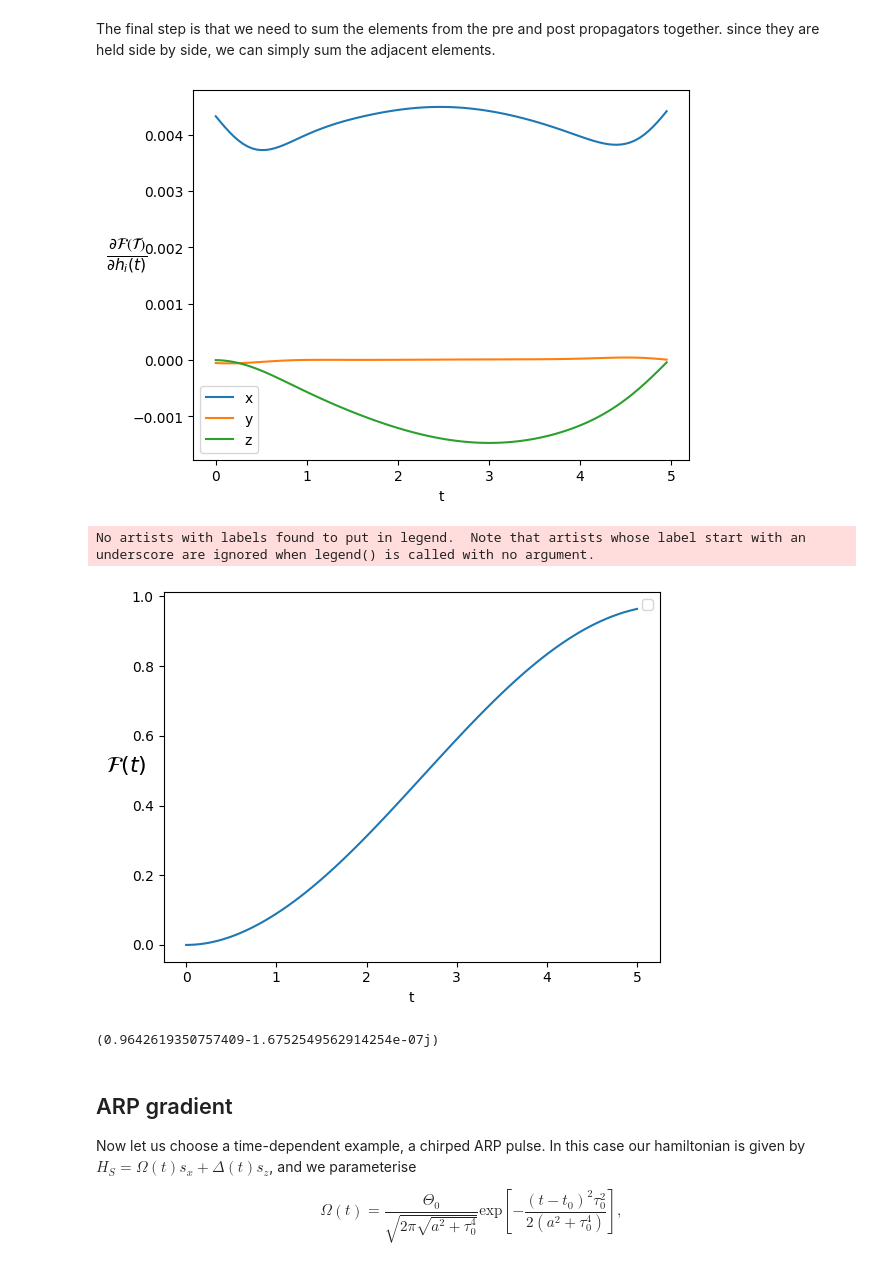
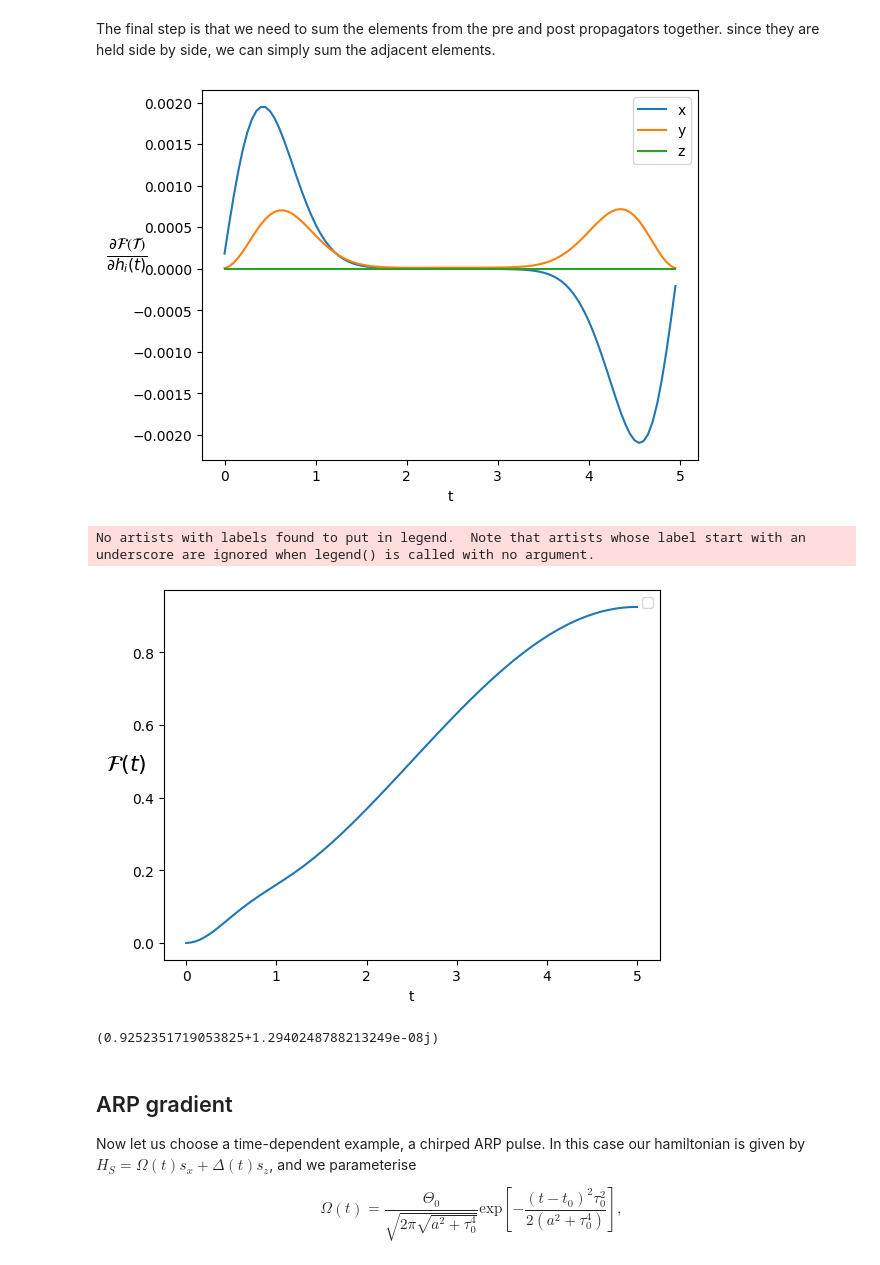
Before and after one commit to ebutler414/OQuPy, a Jupyter notebook: tutorials/gradients_introduction.ipynb, the cells around one changed output. Drawn from its saved outputs; the diff is of its cells as text; code cells hidden in the pictures.

```diff
--- a/tutorials/gradients_introduction.ipynb
+++ b/tutorials/gradients_introduction.ipynb
@@ -254,10 +254,10 @@ num_times = process_tensor.__len__()
 times_fidelity = get_full_timesteps(process_tensor,start_time=0,inc_endtime=True)
 times_gradient = get_full_timesteps(process_tensor,start_time=0,inc_endtime=False)
 
-# pi pulse conjugate to s_x
-h_x = np.ones(2*num_times) * np.pi / max_time
-h_x = h_x.tolist()
-h_z = np.zeros(2*num_times).tolist()
+# pi pulse conjugate to s_z
+h_z = np.ones(2*num_times) * np.pi / max_time
+h_z = h_z.tolist()
+h_x = np.zeros(2*num_times).tolist()
 h_y = np.zeros(2*num_times).tolist()
 
 
@@ -273,8 +273,8 @@ The last thing we need to do is to provide a list of the times that we have prov
 # %%
 gradient_dynamics = oqupy.state_gradient(
                 system=system,
-                initial_state=oqupy.operators.spin_dm('z-'),
-                target_state=oqupy.operators.spin_dm('z+').T,
+                initial_state=oqupy.operators.spin_dm('x-'),
+                target_state=oqupy.operators.spin_dm('x+'),
                 process_tensor=process_tensor,
                 parameters=parameters,
                 return_dynamics=True,
@@ -335,38 +335,38 @@ plt.plot(times_gradient,final_derivs_z.real,label='z')
 
 plt.legend()
 plt.ylabel(r"$\frac{\partial \mathcal{F(T)}}{\partial h_i (t)}$",rotation=0,fontsize=16)
 plt.xlabel("t")
 plt.show()
 
-target_state=oqupy.operators.spin_dm('z+')
+target_state=oqupy.operators.spin_dm('x+')
 
 plt.figure()
 
 hs_dim = 2
 
 target_ndarray = target_state
 dynamics = gradient_dynamics['dynamics']
 fidelity=[]
 
 for state in dynamics.states:
     sqrt_final_state = sqrtm(state)
     intermediate_1 = sqrt_final_state @ target_state
     inside_of_sqrt = intermediate_1 @ sqrt_final_state
     fidelity.append((sqrtm(inside_of_sqrt).trace())**2)
 
 plt.plot(times_fidelity,fidelity)
 plt.ylabel(r"$\mathcal{F} (t)$",rotation=0,fontsize=16)
 plt.xlabel("t")
 
 plt.legend()
 plt.show()
 
 print(fidelity_final)
 # %% [output]
-[figure, old version]
+[figure, new version]
 No artists with labels found to put in legend.  Note that artists whose label start with an underscore are ignored when legend() is called with no argument.
-[figure, old version]
+[figure, new version]
-(0.9642619350757409-1.6752549562914254e-07j)
+(0.9252351719053825+1.2940248788213249e-08j)
 # %% [markdown]
 ## ARP gradient
 
```
Also changed, not shown: parts of 9 cells of this notebook, 3 other files.
